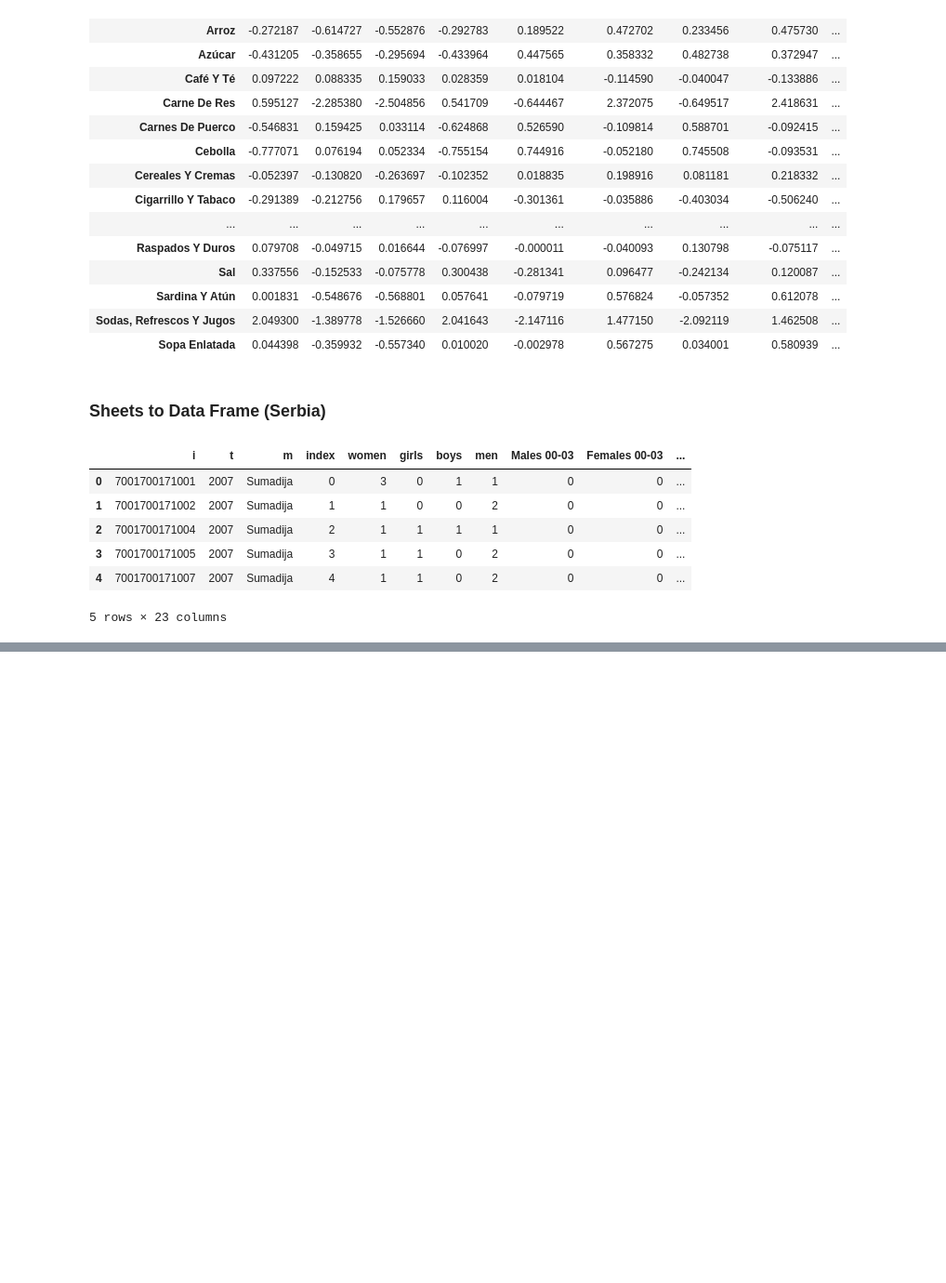
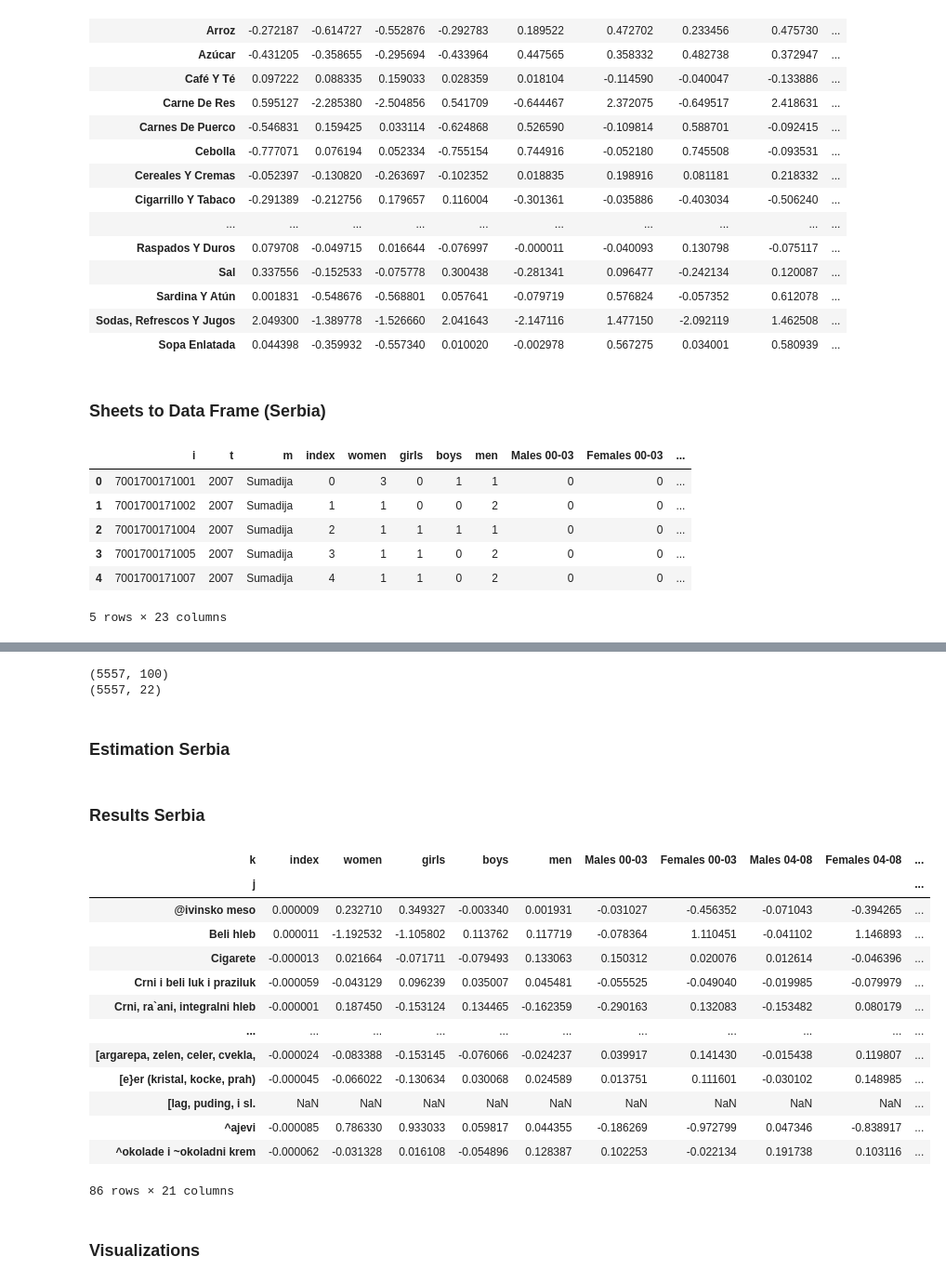
Before and after one commit to cloveshih07/EEP-Project-3---Team-Mary-Paley-Marshall, a Jupyter notebook: project-3-mainhub.ipynb, the cells around one changed output, grey strips where cells are left out. Shown at 93% size. Drawn from its saved outputs; the diff is of its cells as text; code cells hidden in the pictures; blank space fills up the shorter version.

```diff
--- a/project-3-mainhub.ipynb
+++ b/project-3-mainhub.ipynb
@@ -195,0 +244,44 @@ d.head()
+# %%
+use = y.index.intersection(d.index)
+
+y = y.loc[use]
+d = d.loc[use]
+
+print(y.shape)
+print(d.shape)
+# %% [output]
+(5557, 100)
+(5557, 22)
+# %% [markdown]
+### Estimation Serbia
+# %%
+x_raw = read_sheets(Serbia_data, sheet='Food Expenditures (2007)')
+d_raw = read_sheets(Serbia_data, sheet='Household Characteristics')
+
+y = (x_raw.set_index(['i', 't', 'm', 'j'])['Expenditure'].replace(0, np.nan))
+y = np.log(y)
+
+d = d_raw.set_index(['i', 't', 'm'])
+
+result = Regression(y=y, d=d)
+# %% [markdown]
+### Results Serbia
+# %%
+result.get_gamma()
+# %% [output]
+| k | index | women | girls | boys | men | Males 00-03 | Females 00-03 | Males 04-08 | Females 04-08 | ... |
+| j |  |  |  |  |  |  |  |  |  | ... |
+| @ivinsko meso | 0.000009 | 0.232710 | 0.349327 | -0.003340 | 0.001931 | -0.031027 | -0.456352 | -0.071043 | -0.394265 | ... |
+| Beli hleb | 0.000011 | -1.192532 | -1.105802 | 0.113762 | 0.117719 | -0.078364 | 1.110451 | -0.041102 | 1.146893 | ... |
+| Cigarete | -0.000013 | 0.021664 | -0.071711 | -0.079493 | 0.133063 | 0.150312 | 0.020076 | 0.012614 | -0.046396 | ... |
+| Crni i beli luk i praziluk | -0.000059 | -0.043129 | 0.096239 | 0.035007 | 0.045481 | -0.055525 | -0.049040 | -0.019985 | -0.079979 | ... |
+| Crni, ra`ani, integralni hleb | -0.000001 | 0.187450 | -0.153124 | 0.134465 | -0.162359 | -0.290163 | 0.132083 | -0.153482 | 0.080179 | ... |
+| ... | ... | ... | ... | ... | ... | ... | ... | ... | ... | ... |
+| [argarepa, zelen, celer, cvekla, | -0.000024 | -0.083388 | -0.153145 | -0.076066 | -0.024237 | 0.039917 | 0.141430 | -0.015438 | 0.119807 | ... |
+| [e}er (kristal, kocke, prah) | -0.000045 | -0.066022 | -0.130634 | 0.030068 | 0.024589 | 0.013751 | 0.111601 | -0.030102 | 0.148985 | ... |
+| [lag, puding, i sl. | NaN | NaN | NaN | NaN | NaN | NaN | NaN | NaN | NaN | ... |
+| ^ajevi | -0.000085 | 0.786330 | 0.933033 | 0.059817 | 0.044355 | -0.186269 | -0.972799 | 0.047346 | -0.838917 | ... |
+| ^okolade i ~okoladni krem | -0.000062 | -0.031328 | 0.016108 | -0.054896 | 0.128387 | 0.102253 | -0.022134 | 0.191738 | 0.103116 | ... |
+86 rows × 21 columns
+# %% [markdown]
+### Visualizations
```
Also changed, not shown: parts of 8 cells of this notebook.
